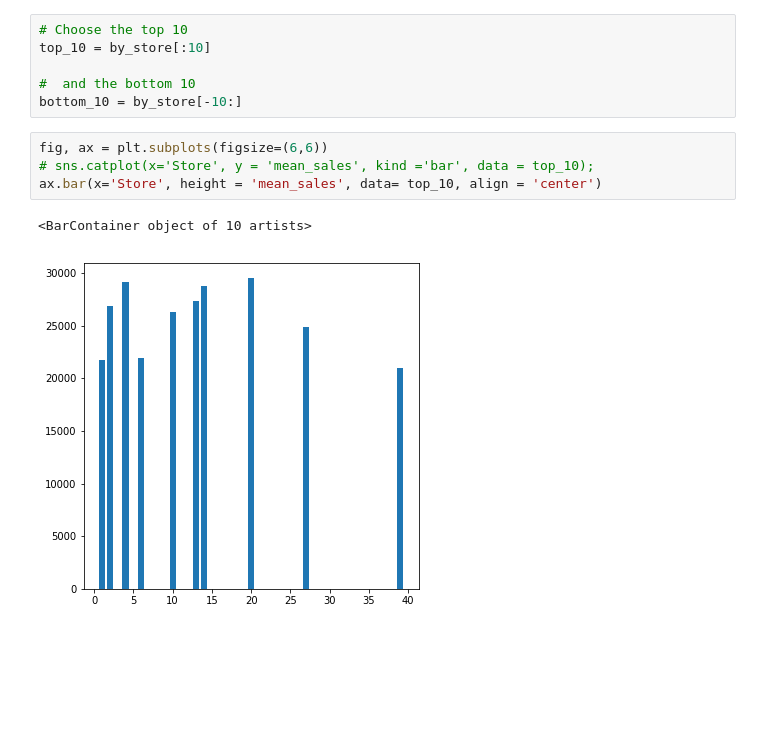
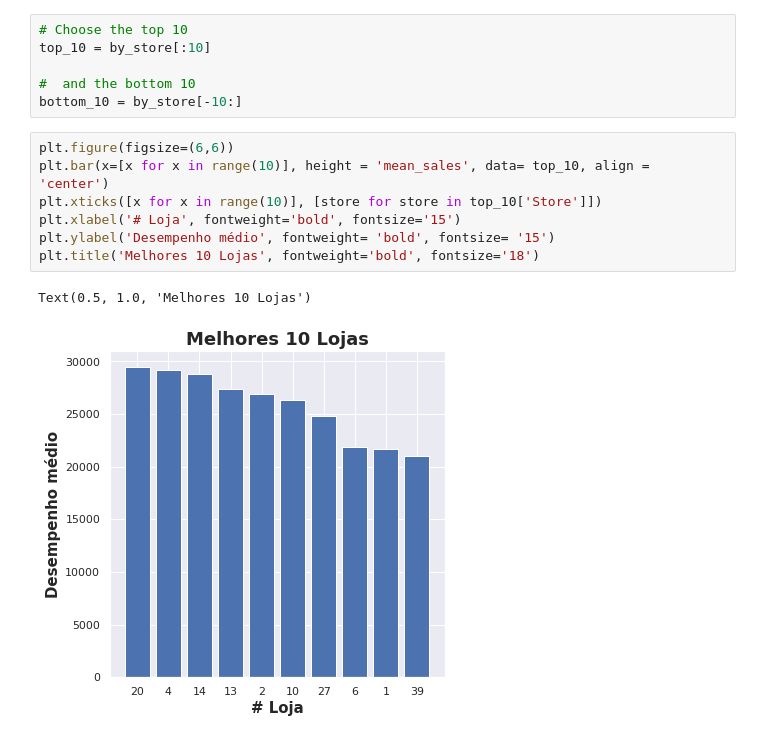
Before and after one commit to pibieta/ML-course, a Jupyter notebook: NovosPiratas/Walmart/Walmart_challenge.ipynb, the cells around one changed output. Saved outputs shown, nothing was run; the diff lists cells and outputs as text; blank space fills up the shorter version.

```diff
--- a/NovosPiratas/Walmart/Walmart_challenge.ipynb
+++ b/NovosPiratas/Walmart/Walmart_challenge.ipynb
@@ -151,10 +152,13 @@ top_10 = by_store[:10]
 
 #  and the bottom 10
 bottom_10 = by_store[-10:]
-# %%
-fig, ax = plt.subplots(figsize=(6,6))
-# sns.catplot(x='Store', y = 'mean_sales', kind ='bar', data = top_10);
-ax.bar(x='Store', height = 'mean_sales', data= top_10, align = 'center')
-# %% [output]
-<BarContainer object of 10 artists>
-[figure, removed]
+# %%
+plt.figure(figsize=(6,6))
+plt.bar(x=[x for x in range(10)], height = 'mean_sales', data= top_10, align = 'center')
+plt.xticks([x for x in range(10)], [store for store in top_10['Store']])
+plt.xlabel('# Loja', fontweight='bold', fontsize='15')
+plt.ylabel('Desempenho médio', fontweight= 'bold', fontsize= '15')
+plt.title('Melhores 10 Lojas', fontweight='bold', fontsize='18')
+# %% [output]
+Text(0.5, 1.0, 'Melhores 10 Lojas')
+[figure, added]
```
Also changed, not shown: parts of 14 cells of this notebook.
